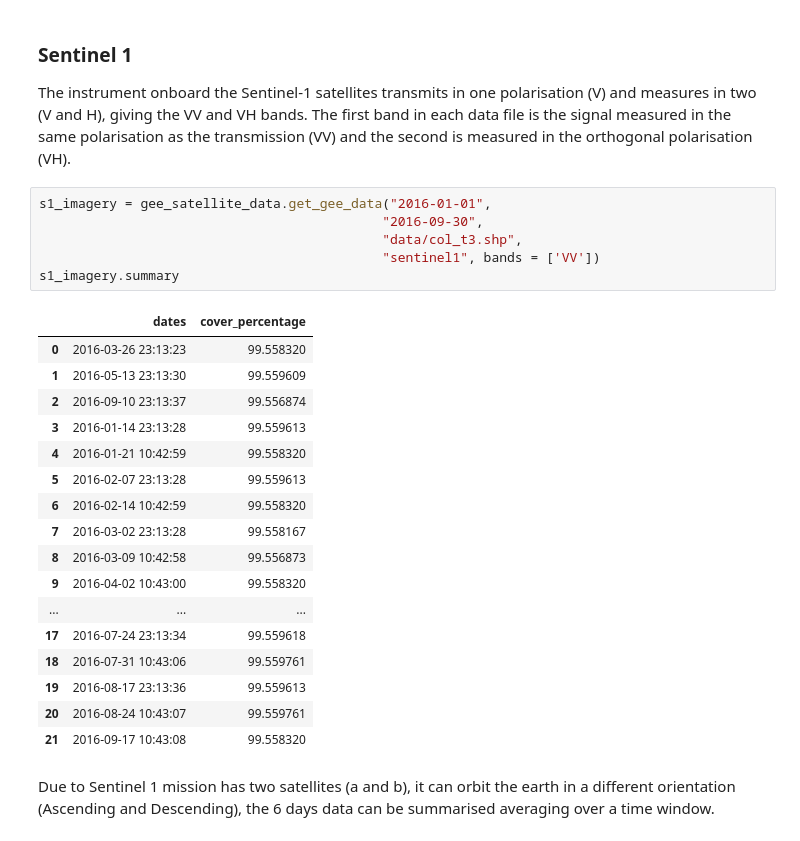
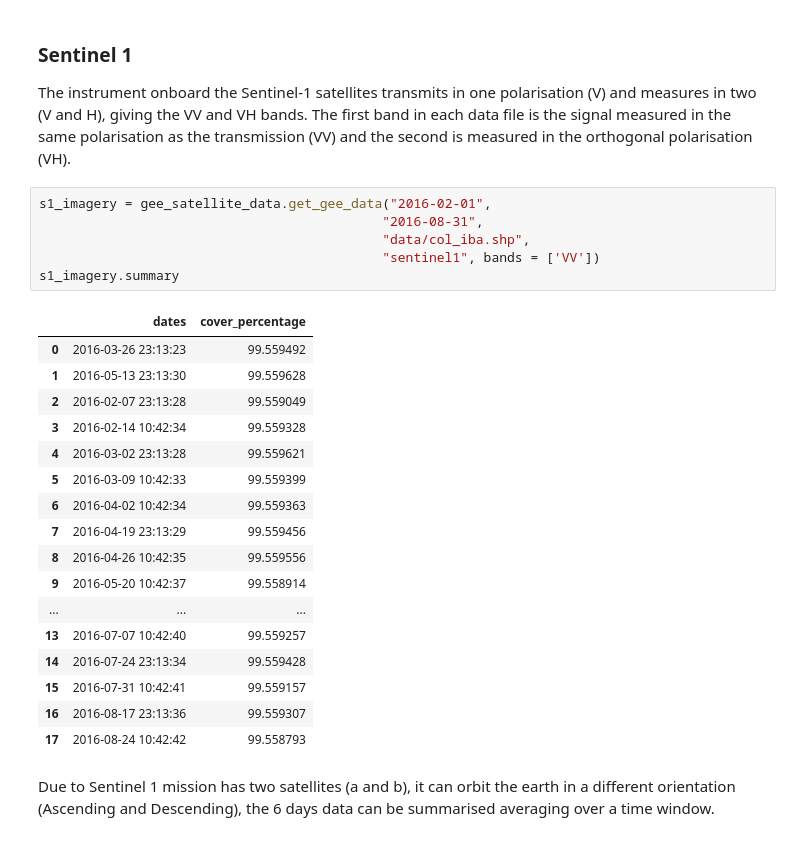
Before and after one commit to anaguilarar/gee_satellite_data, a Jupyter notebook: examples/2_Superpixel.ipynb, the cells around one changed output. Saved outputs shown, nothing was run; the diff lists cells and outputs as text.

```diff
--- a/examples/2_Superpixel.ipynb
+++ b/examples/2_Superpixel.ipynb
@@ -130,29 +128,29 @@ gee_satellite_data.plot_eeimage(imagetoplot, truecolorParams, se2_toa.geometry,
 ### Sentinel 1
 The instrument onboard the Sentinel-1 satellites transmits in one polarisation (V) and measures in two (V and H), giving the VV and VH bands. The first band in each data file is the signal measured in the same polarisation as the transmission (VV) and the second is measured in the orthogonal polarisation (VH).
 # %%
-s1_imagery = gee_satellite_data.get_gee_data("2016-01-01",
-                                            "2016-09-30",
-                                            "data/col_t3.shp",
+s1_imagery = gee_satellite_data.get_gee_data("2016-02-01",
+                                            "2016-08-31",
+                                            "data/col_iba.shp",
                                             "sentinel1", bands = ['VV'])
 s1_imagery.summary
 # %% [output]
 |  | dates | cover_percentage |
-| 0 | 2016-03-26 23:13:23 | 99.558320 |
-| 1 | 2016-05-13 23:13:30 | 99.559609 |
-| 2 | 2016-09-10 23:13:37 | 99.556874 |
-| 3 | 2016-01-14 23:13:28 | 99.559613 |
-| 4 | 2016-01-21 10:42:59 | 99.558320 |
-| 5 | 2016-02-07 23:13:28 | 99.559613 |
-| 6 | 2016-02-14 10:42:59 | 99.558320 |
-| 7 | 2016-03-02 23:13:28 | 99.558167 |
-| 8 | 2016-03-09 10:42:58 | 99.556873 |
-| 9 | 2016-04-02 10:43:00 | 99.558320 |
+| 0 | 2016-03-26 23:13:23 | 99.559492 |
+| 1 | 2016-05-13 23:13:30 | 99.559628 |
+| 2 | 2016-02-07 23:13:28 | 99.559049 |
+| 3 | 2016-02-14 10:42:34 | 99.559328 |
+| 4 | 2016-03-02 23:13:28 | 99.559621 |
+| 5 | 2016-03-09 10:42:33 | 99.559399 |
+| 6 | 2016-04-02 10:42:34 | 99.559363 |
+| 7 | 2016-04-19 23:13:29 | 99.559456 |
+| 8 | 2016-04-26 10:42:35 | 99.559556 |
+| 9 | 2016-05-20 10:42:37 | 99.558914 |
 | ... | ... | ... |
-| 17 | 2016-07-24 23:13:34 | 99.559618 |
-| 18 | 2016-07-31 10:43:06 | 99.559761 |
-| 19 | 2016-08-17 23:13:36 | 99.559613 |
-| 20 | 2016-08-24 10:43:07 | 99.559761 |
-| 21 | 2016-09-17 10:43:08 | 99.558320 |
+| 13 | 2016-07-07 10:42:40 | 99.559257 |
+| 14 | 2016-07-24 23:13:34 | 99.559428 |
+| 15 | 2016-07-31 10:42:41 | 99.559157 |
+| 16 | 2016-08-17 23:13:36 | 99.559307 |
+| 17 | 2016-08-24 10:42:42 | 99.558793 |
 # %% [markdown]
 Due to Sentinel 1 mission has two satellites (a and b), it can orbit the earth in a different orientation (Ascending and Descending), the  6 days data can be summarised averaging over a time window.
 # %%
```
Also changed, not shown: parts of 23 cells of this notebook.
